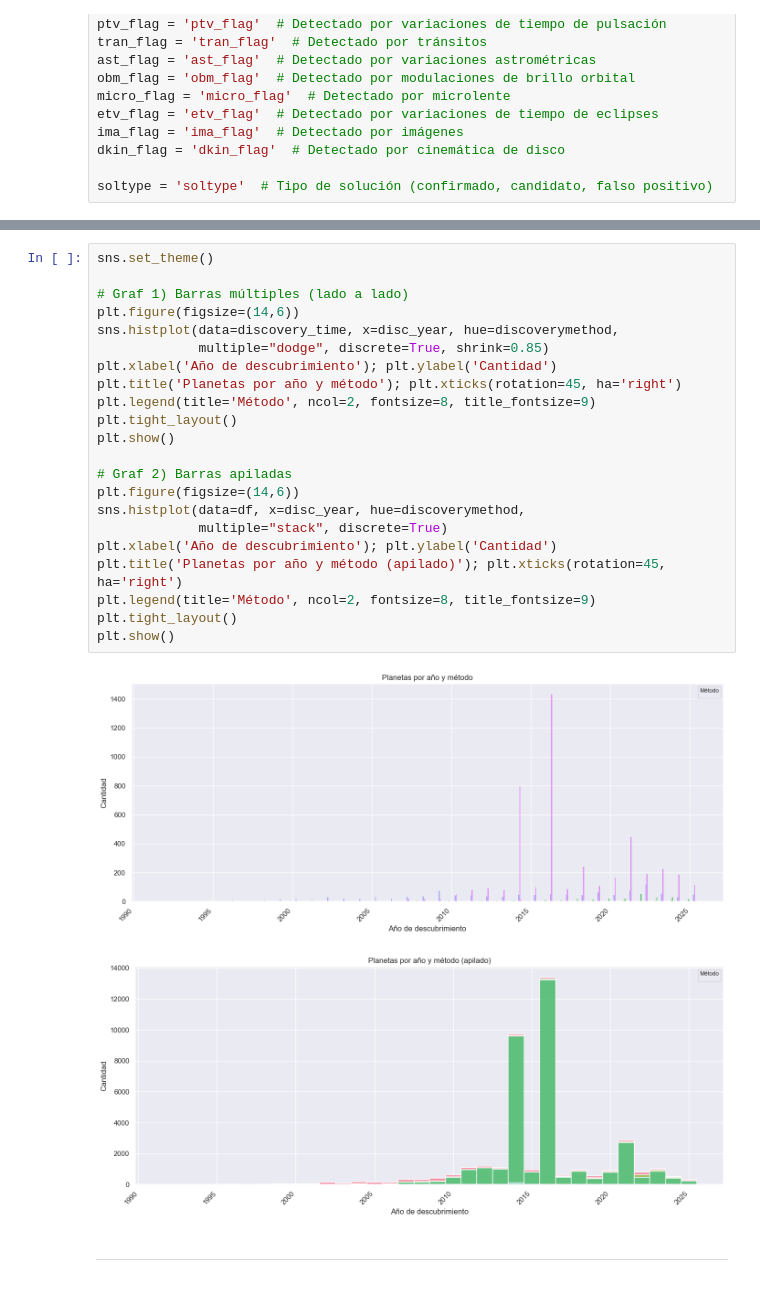
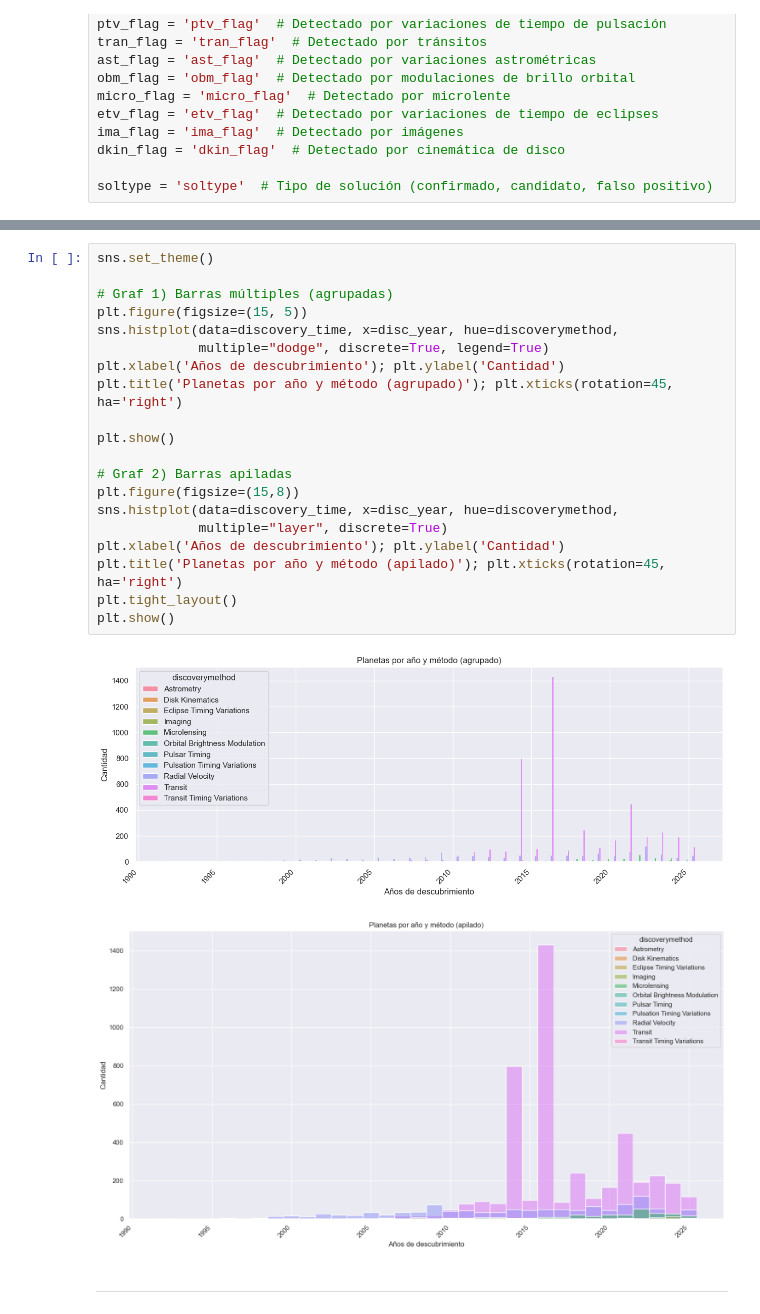
Before and after one commit to raylovesmusic/IMT2200-Proyecto-Grupal-A.R.D.E, a Jupyter notebook: notebooks/entrega_rubrica.ipynb, the cells around one changed output, grey strips where cells are left out. Drawn from its saved outputs; the diff is of its cells as text.

```diff
--- a/notebooks/entrega_rubrica.ipynb
+++ b/notebooks/entrega_rubrica.ipynb
@@ -289,28 +287,26 @@ discovery_time[discoverymethod] = discovery_time[discoverymethod].astype('catego
 # %%
 sns.set_theme()
 
-# Graf 1) Barras múltiples (lado a lado)
-plt.figure(figsize=(14,6))
+# Graf 1) Barras múltiples (agrupadas)
+plt.figure(figsize=(15, 5))
 sns.histplot(data=discovery_time, x=disc_year, hue=discoverymethod,
-             multiple="dodge", discrete=True, shrink=0.85)
-plt.xlabel('Año de descubrimiento'); plt.ylabel('Cantidad')
-plt.title('Planetas por año y método'); plt.xticks(rotation=45, ha='right')
-plt.legend(title='Método', ncol=2, fontsize=8, title_fontsize=9)
-plt.tight_layout()
+             multiple="dodge", discrete=True, legend=True)
+plt.xlabel('Años de descubrimiento'); plt.ylabel('Cantidad')
+plt.title('Planetas por año y método (agrupado)'); plt.xticks(rotation=45, ha='right')
+
 plt.show()
 
 # Graf 2) Barras apiladas
-plt.figure(figsize=(14,6))
-sns.histplot(data=df, x=disc_year, hue=discoverymethod,
-             multiple="stack", discrete=True)
-plt.xlabel('Año de descubrimiento'); plt.ylabel('Cantidad')
+plt.figure(figsize=(15,8))
+sns.histplot(data=discovery_time, x=disc_year, hue=discoverymethod,
+             multiple="layer", discrete=True)
+plt.xlabel('Años de descubrimiento'); plt.ylabel('Cantidad')
 plt.title('Planetas por año y método (apilado)'); plt.xticks(rotation=45, ha='right')
-plt.legend(title='Método', ncol=2, fontsize=8, title_fontsize=9)
 plt.tight_layout()
 plt.show()
 # %% [output]
-[figure, old version]
+[figure, new version]
-[figure, old version]
+[figure, new version]
 # %% [markdown]
 ---
 # %% [markdown]
```
Also changed, not shown: parts of 8 cells of this notebook.
